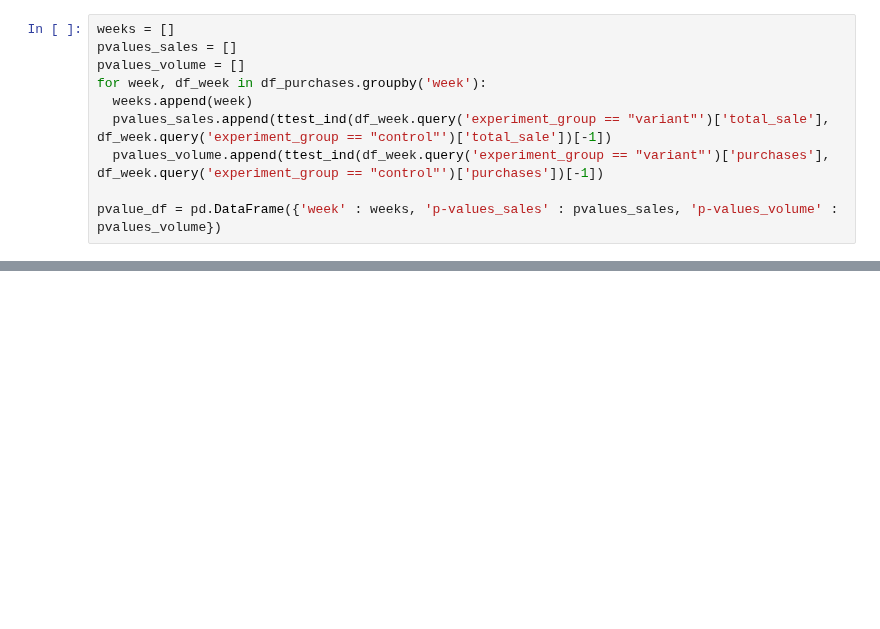
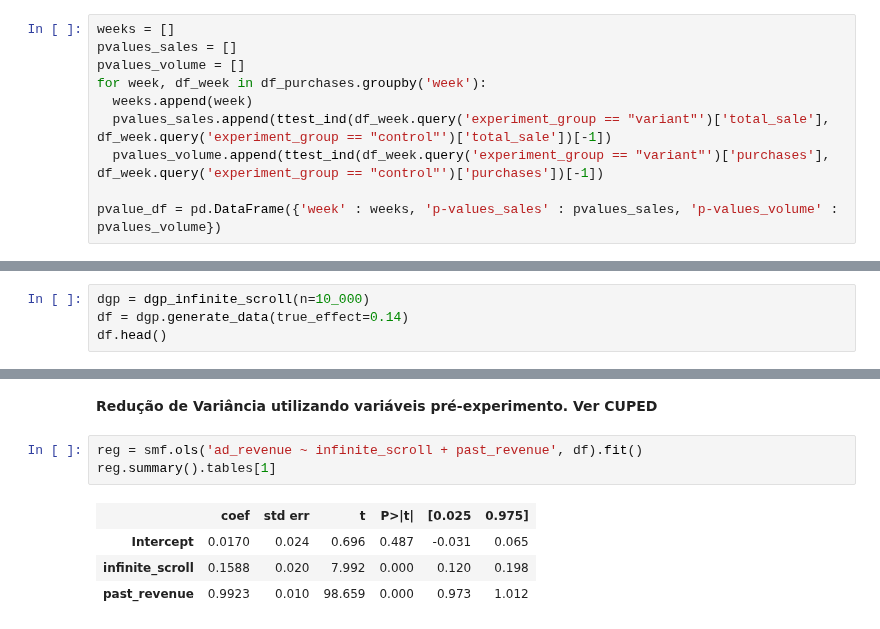
Before and after one commit to CardosoJr/bootcamp, a Jupyter notebook: Labs/Lab 6 - Teste A_B.ipynb, the cells around one changed output, grey strips where cells are left out. Saved outputs shown, nothing was run; the diff lists cells and outputs as text; blank space fills up the shorter version.

```diff
--- a/Labs/Lab 6 - Teste A_B.ipynb
+++ b/Labs/Lab 6 - Teste A_B.ipynb
@@ -281,0 +463,4 @@ fig.tight_layout(pad=3.0)
+# %%
+dgp = dgp_infinite_scroll(n=10_000)
+df = dgp.generate_data(true_effect=0.14)
+df.head()
@@ -281,0 +492,10 @@ fig.tight_layout(pad=3.0)
+# %% [markdown]
+**Redução de Variância utilizando variáveis pré-experimento. Ver CUPED**
+# %%
+reg = smf.ols('ad_revenue ~ infinite_scroll + past_revenue', df).fit()
+reg.summary().tables[1]
+# %% [output]
+|  | coef | std err | t | P>|t| | [0.025 | 0.975] |
+| Intercept | 0.0170 | 0.024 | 0.696 | 0.487 | -0.031 | 0.065 |
+| infinite_scroll | 0.1588 | 0.020 | 7.992 | 0.000 | 0.120 | 0.198 |
+| past_revenue | 0.9923 | 0.010 | 98.659 | 0.000 | 0.973 | 1.012 |
```
Also changed, not shown: parts of 28 cells of this notebook.
